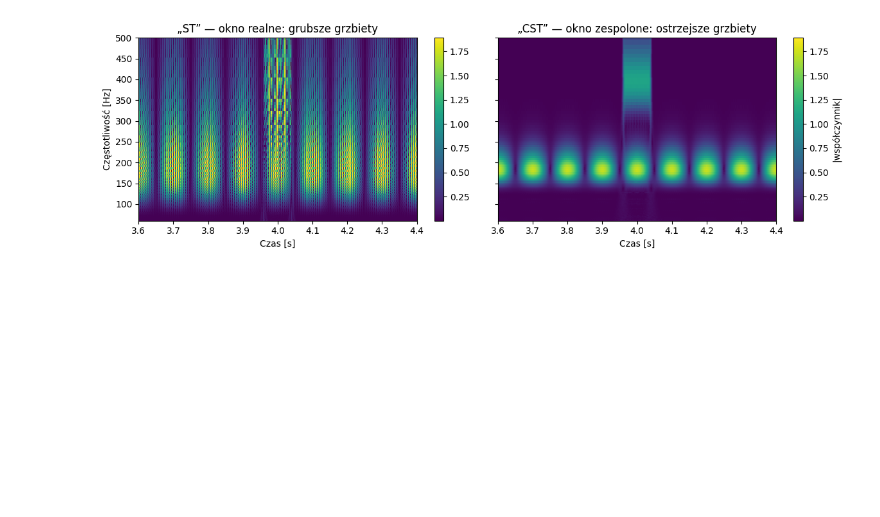
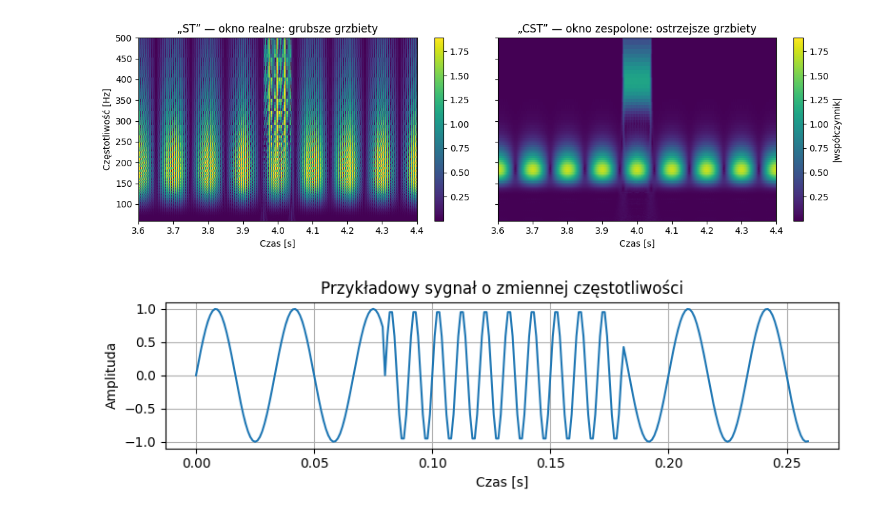
Before and after one commit to ThisIsSzimon/STM32-Time-Frequency-Analysis, a Jupyter notebook: Core/Python/ilustracje_praca.ipynb, the cells around one changed output. Drawn from its saved outputs; the diff is of its cells as text; code cells hidden in the pictures; blank space fills up the shorter version.

```diff
--- a/Core/Python/ilustracje_praca.ipynb
+++ b/Core/Python/ilustracje_praca.ipynb
@@ -752,3 +752,37 @@ cbar1 = plt.colorbar(im1, ax=axes[1]); cbar1.set_label('|współczynnik|')
 plt.tight_layout(); plt.show()
 # %% [output]
 [figure]
+# %%
+import numpy as np
+import matplotlib.pyplot as plt
+import pywt
+
+# Parametry sygnału
+Fs = 1000.0           # częstotliwość próbkowania [Hz]
+T = 0.26              # czas trwania [s]
+t = np.arange(0, T, 1/Fs)
+
+# Wolna sinusoidę (np. 10 Hz) aktywna w środkowej części
+slow_freq = 100.0
+slow_mask = (t >= 0.08) & (t <= 0.18)
+slow = np.sin(2*np.pi*slow_freq*t) * slow_mask
+
+# Szybka sinusoidę (np. 40 Hz) aktywna na początku i na końcu
+fast_freq = 30.0
+fast_mask = (t < 0.08) | (t > 0.18)
+fast = np.sin(2*np.pi*fast_freq*t) * fast_mask
+
+# Sygnał złożony
+y = slow + fast
+
+# Podgląd sygnału złożonego (opcjonalnie)
+plt.figure(figsize=(8, 2.5))
+plt.plot(t, y)
+plt.grid()
+plt.xlabel("Czas [s]")
+plt.ylabel("Amplituda")
+plt.title("Przykładowy sygnał o zmiennej częstotliwości")
+plt.tight_layout()
+plt.show()
+# %% [output]
+[figure, added]
```
Also changed, not shown: parts of 1 cell of this notebook, 22 other files.
